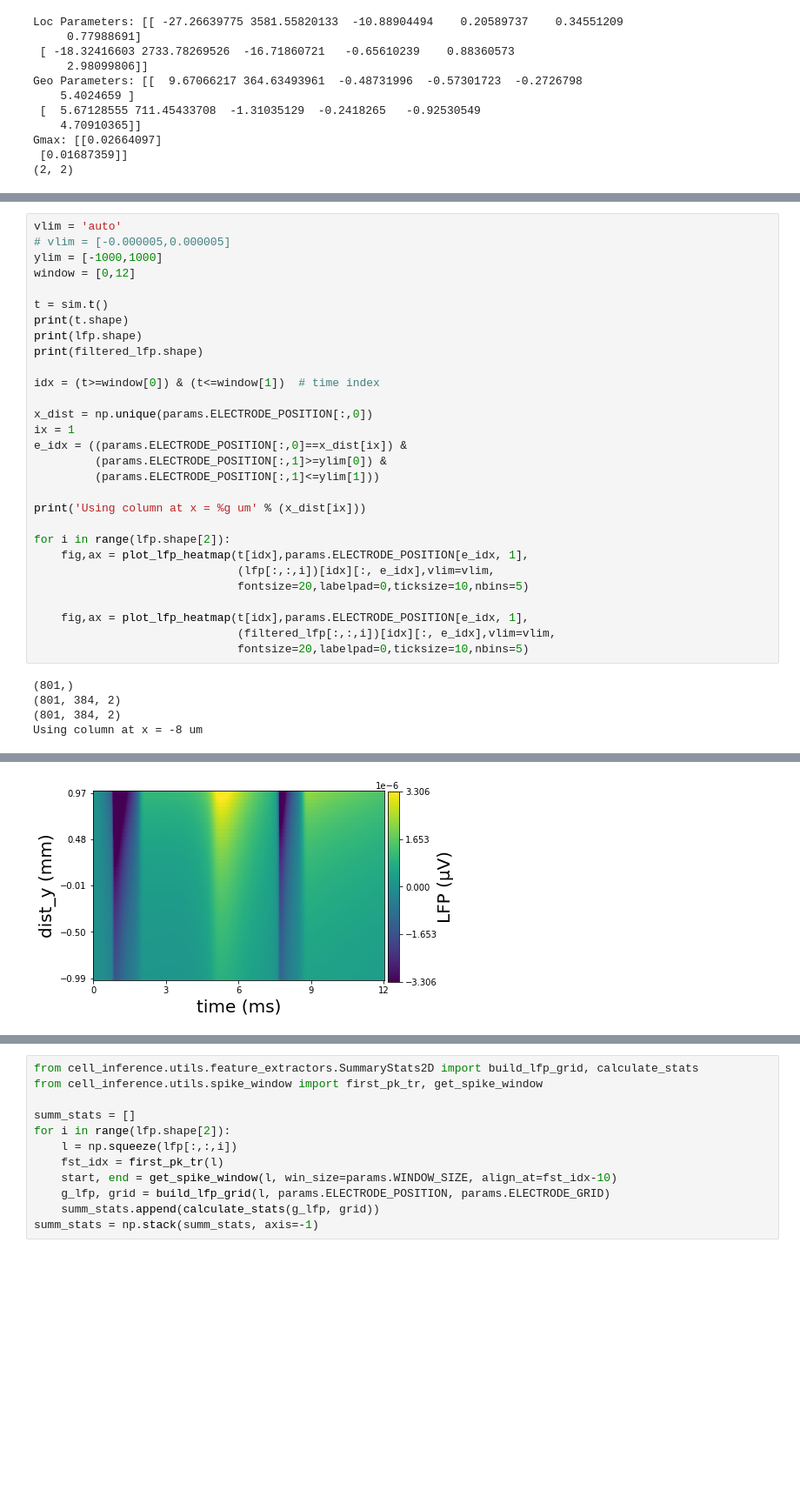
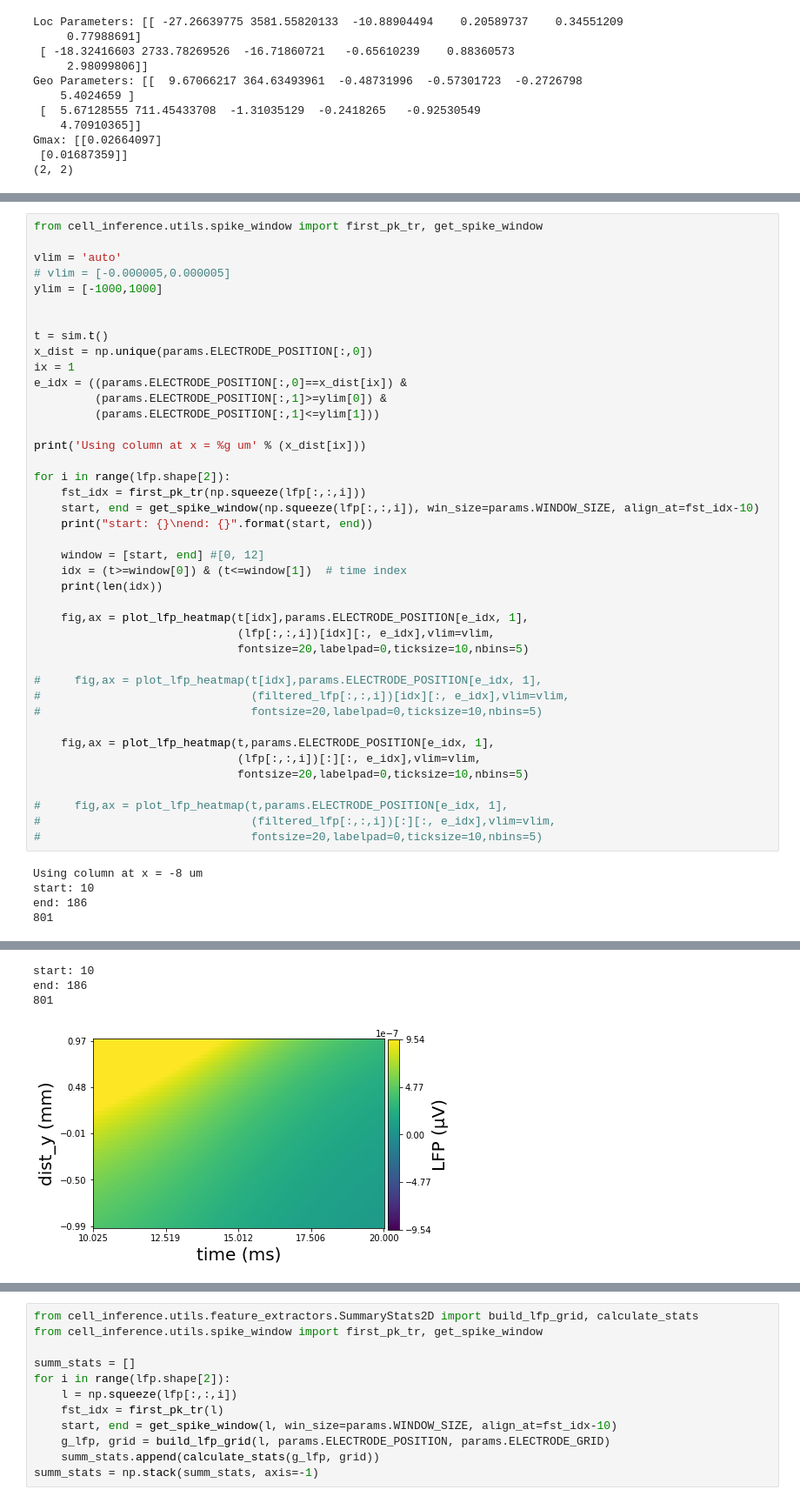
Before and after one commit to chenziao/Stylized-Cell-Inference, a Jupyter notebook: summary_stat_verification.ipynb, the cells around one changed output, grey strips where cells are left out. Shown at 87% size. Drawn from its saved outputs; the diff is of its cells as text; blank space fills up the shorter version.

Commit message:
Adding spike times

```diff
--- a/summary_stat_verification.ipynb
+++ b/summary_stat_verification.ipynb
@@ -131,17 +146,13 @@ Number of valid sample: 0
 [figure]
 # %%
+from cell_inference.utils.spike_window import first_pk_tr, get_spike_window
+
 vlim = 'auto'
 # vlim = [-0.000005,0.000005]
 ylim = [-1000,1000]
-window = [0,12]
+
 
 t = sim.t()
-print(t.shape)
-print(lfp.shape)
-print(filtered_lfp.shape)
-
-idx = (t>=window[0]) & (t<=window[1])  # time index
-
 x_dist = np.unique(params.ELECTRODE_POSITION[:,0])
 ix = 1
 e_idx = ((params.ELECTRODE_POSITION[:,0]==x_dist[ix]) &
@@ -151,15 +162,31 @@ e_idx = ((params.ELECTRODE_POSITION[:,0]==x_dist[ix]) &
 print('Using column at x = %g um' % (x_dist[ix]))
 
 for i in range(lfp.shape[2]):
+    fst_idx = first_pk_tr(np.squeeze(lfp[:,:,i]))
+    start, end = get_spike_window(np.squeeze(lfp[:,:,i]), win_size=params.WINDOW_SIZE, align_at=fst_idx-10)
+    print("start: {}\nend: {}".format(start, end))
+
+    window = [start, end] #[0, 12]
+    idx = (t>=window[0]) & (t<=window[1])  # time index
+    print(len(idx))
+
     fig,ax = plot_lfp_heatmap(t[idx],params.ELECTRODE_POSITION[e_idx, 1],
                               (lfp[:,:,i])[idx][:, e_idx],vlim=vlim,
                               fontsize=20,labelpad=0,ticksize=10,nbins=5)
 
-    fig,ax = plot_lfp_heatmap(t[idx],params.ELECTRODE_POSITION[e_idx, 1],
-                              (filtered_lfp[:,:,i])[idx][:, e_idx],vlim=vlim,
+#     fig,ax = plot_lfp_heatmap(t[idx],params.ELECTRODE_POSITION[e_idx, 1],
+#                               (filtered_lfp[:,:,i])[idx][:, e_idx],vlim=vlim,
+#                               fontsize=20,labelpad=0,ticksize=10,nbins=5)
+
+    fig,ax = plot_lfp_heatmap(t,params.ELECTRODE_POSITION[e_idx, 1],
+                              (lfp[:,:,i])[:][:, e_idx],vlim=vlim,
                               fontsize=20,labelpad=0,ticksize=10,nbins=5)
+
+#     fig,ax = plot_lfp_heatmap(t,params.ELECTRODE_POSITION[e_idx, 1],
+#                               (filtered_lfp[:,:,i])[:][:, e_idx],vlim=vlim,
+#                               fontsize=20,labelpad=0,ticksize=10,nbins=5)
 # %% [output]
-(801,)
-(801, 384, 2)
-(801, 384, 2)
 Using column at x = -8 um
+start: 10
+end: 186
+801
@@ -168 +195,4 @@ Using column at x = -8 um
+start: 10
+end: 186
+801
-[figure, old version]
+[figure, new version]
```
Also changed, not shown: parts of 4 cells of this notebook, 1 other file.
